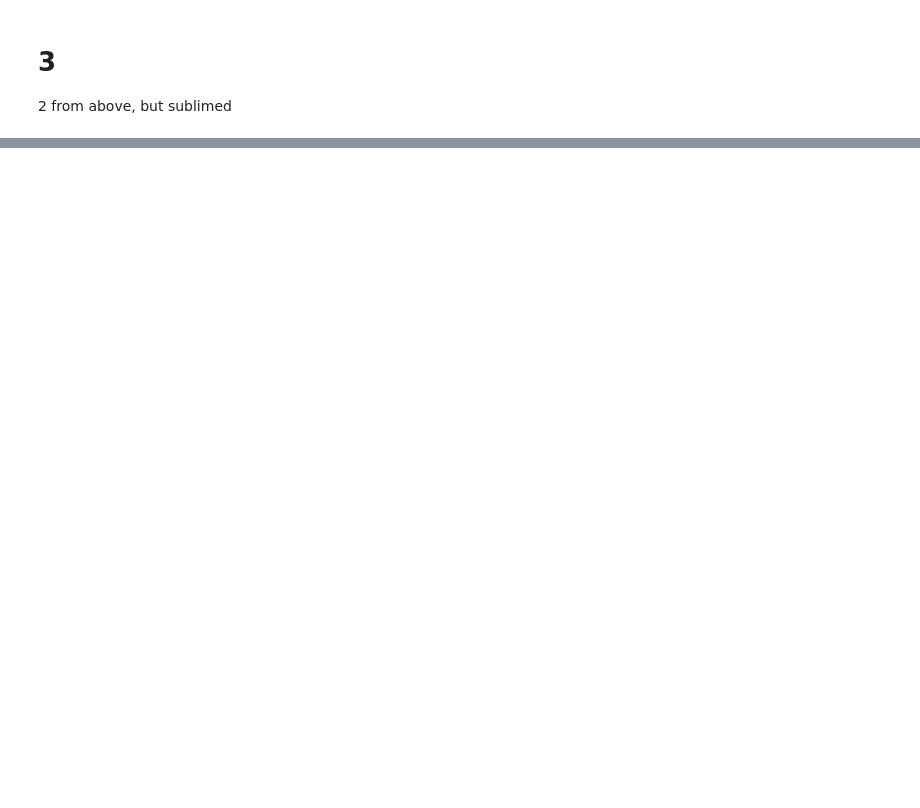
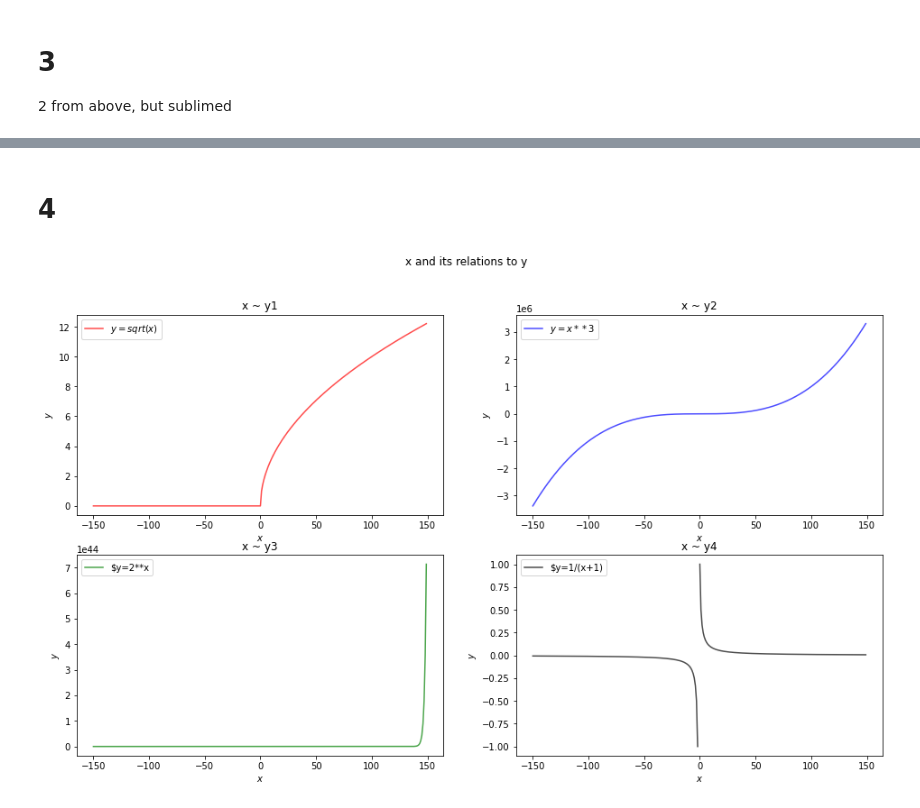
Before and after one commit to hinzle/numpy-pandas-visualization-exercises, a Jupyter notebook: matplotlib_exercises.ipynb, the cells around one changed output, grey strips where cells are left out. Saved outputs shown, nothing was run; the diff lists cells and outputs as text; code cells hidden in the pictures; blank space fills up the shorter version.

```diff
--- a/matplotlib_exercises.ipynb
+++ b/matplotlib_exercises.ipynb
@@ -181,0 +188,59 @@ Text(0.5, 1.0, 'x ~ y4')
+# %% [markdown]
+# 4
+# %%
+x = list(range(-150,150))
+y1=[]
+y2=[]
+y3=[]
+y4=[]
+
+for _ in x:
+	y1.append((_**(1/2)).real)
+	y2.append((_**3).real)
+	y3.append((2**_).real)
+	if _==-1:
+		y4.append(None)
+		continue
+	else:
+		y4.append((1/(_+1)).real)
+
+plt.figure(figsize=(16, 9))
+n_rows = 2
+n_cols = 2
+
+
+plt.subplot(n_rows, n_cols, 1)
+plt.plot(x, y1, c='red', alpha=0.7,label='$y=sqrt(x)$')
+plt.title('x ~ y1')
+plt.legend(loc='upper left')
+plt.xlabel('$x$')
+plt.ylabel('$y$')
+
+# the second subplot
+plt.subplot(n_rows, n_cols, 2)
+plt.plot(x, y2, c='blue', alpha=0.7,label='$y=x**3$')
+plt.title('x ~ y2')
+plt.legend(loc='upper left')
+plt.xlabel('$x$')
+plt.ylabel('$y$')
+
+plt.subplot(n_rows, n_cols, 3)
+plt.plot(x, y3, c='green', alpha=0.7,label='$y=2**x')
+plt.title('x ~ y3')
+plt.legend(loc='upper left')
+plt.xlabel('$x$')
+plt.ylabel('$y$')
+
+# the second subplot
+plt.subplot(n_rows, n_cols, 4)
+plt.plot(x, y4, c='black', alpha=0.7,label='$y=1/(x+1)')
+plt.title('x ~ y4')
+plt.legend(loc='upper left')
+plt.xlabel('$x$')
+plt.ylabel('$y$')
+
+plt.suptitle('x and its relations to y')
+
+plt.show()
+# %% [output]
+[figure, added]
```
Also changed, not shown: parts of 2 cells of this notebook, 2 other files.
